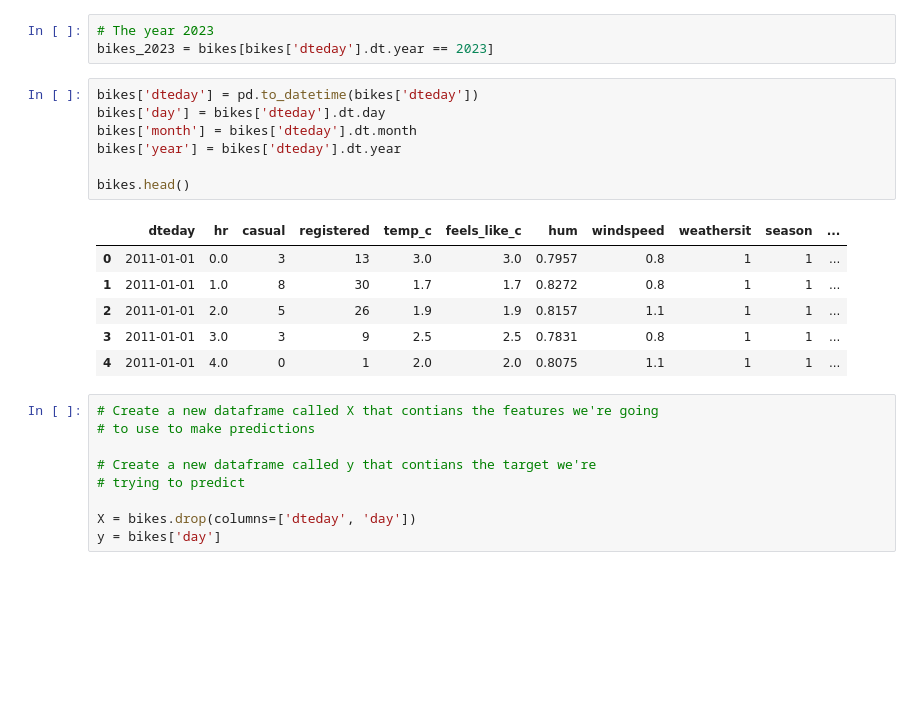
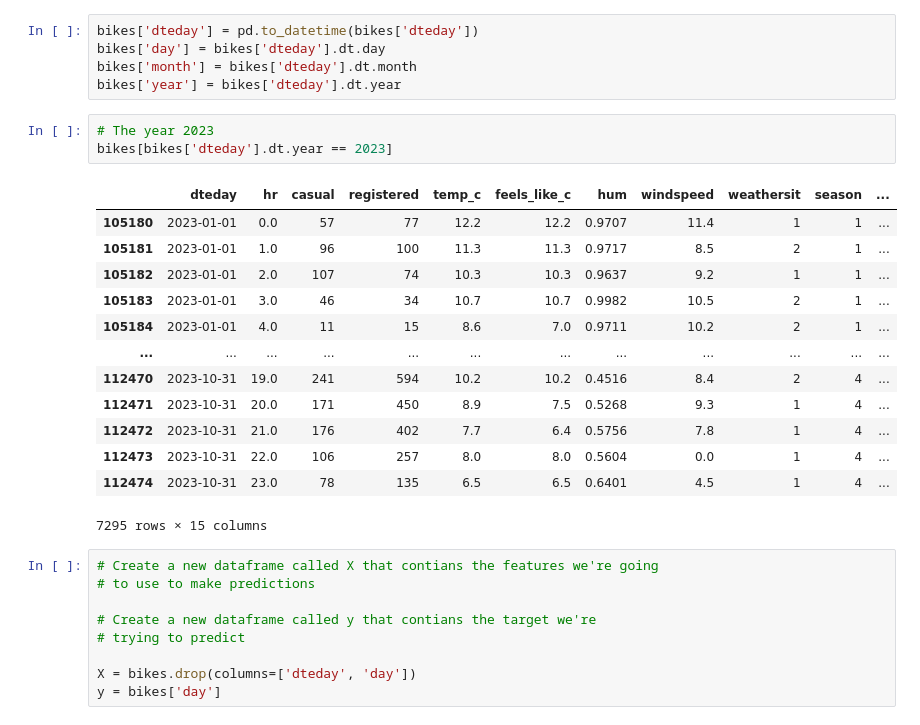
Before and after one commit to jrfanfan/Android_temp_con, a Jupyter notebook: notebooks/starter_bikes.ipynb, the cells around one changed output. Drawn from its saved outputs; the diff is of its cells as text; blank space fills up the shorter version.

```diff
--- a/notebooks/starter_bikes.ipynb
+++ b/notebooks/starter_bikes.ipynb
@@ -16,20 +26,25 @@ bikes.head()
+# %%
+bikes['dteday'] = pd.to_datetime(bikes['dteday'])
+bikes['day'] = bikes['dteday'].dt.day
+bikes['month'] = bikes['dteday'].dt.month
+bikes['year'] = bikes['dteday'].dt.year
 # %%
 # The year 2023
-bikes_2023 = bikes[bikes['dteday'].dt.year == 2023]
+bikes[bikes['dteday'].dt.year == 2023]
+# %% [output]
+|  | dteday | hr | casual | registered | temp_c | feels_like_c | hum | windspeed | weathersit | season | ... |
+| 105180 | 2023-01-01 | 0.0 | 57 | 77 | 12.2 | 12.2 | 0.9707 | 11.4 | 1 | 1 | ... |
+| 105181 | 2023-01-01 | 1.0 | 96 | 100 | 11.3 | 11.3 | 0.9717 | 8.5 | 2 | 1 | ... |
+| 105182 | 2023-01-01 | 2.0 | 107 | 74 | 10.3 | 10.3 | 0.9637 | 9.2 | 1 | 1 | ... |
+| 105183 | 2023-01-01 | 3.0 | 46 | 34 | 10.7 | 10.7 | 0.9982 | 10.5 | 2 | 1 | ... |
+| 105184 | 2023-01-01 | 4.0 | 11 | 15 | 8.6 | 7.0 | 0.9711 | 10.2 | 2 | 1 | ... |
+| ... | ... | ... | ... | ... | ... | ... | ... | ... | ... | ... | ... |
+| 112470 | 2023-10-31 | 19.0 | 241 | 594 | 10.2 | 10.2 | 0.4516 | 8.4 | 2 | 4 | ... |
+| 112471 | 2023-10-31 | 20.0 | 171 | 450 | 8.9 | 7.5 | 0.5268 | 9.3 | 1 | 4 | ... |
+| 112472 | 2023-10-31 | 21.0 | 176 | 402 | 7.7 | 6.4 | 0.5756 | 7.8 | 1 | 4 | ... |
+| 112473 | 2023-10-31 | 22.0 | 106 | 257 | 8.0 | 8.0 | 0.5604 | 0.0 | 1 | 4 | ... |
+| 112474 | 2023-10-31 | 23.0 | 78 | 135 | 6.5 | 6.5 | 0.6401 | 4.5 | 1 | 4 | ... |
+7295 rows × 15 columns
-# %%
-bikes['dteday'] = pd.to_datetime(bikes['dteday'])
-bikes['day'] = bikes['dteday'].dt.day
-bikes['month'] = bikes['dteday'].dt.month
-bikes['year'] = bikes['dteday'].dt.year
-
-bikes.head()
-# %% [output]
-|  | dteday | hr | casual | registered | temp_c | feels_like_c | hum | windspeed | weathersit | season | ... |
-| 0 | 2011-01-01 | 0.0 | 3 | 13 | 3.0 | 3.0 | 0.7957 | 0.8 | 1 | 1 | ... |
-| 1 | 2011-01-01 | 1.0 | 8 | 30 | 1.7 | 1.7 | 0.8272 | 0.8 | 1 | 1 | ... |
-| 2 | 2011-01-01 | 2.0 | 5 | 26 | 1.9 | 1.9 | 0.8157 | 1.1 | 1 | 1 | ... |
-| 3 | 2011-01-01 | 3.0 | 3 | 9 | 2.5 | 2.5 | 0.7831 | 0.8 | 1 | 1 | ... |
-| 4 | 2011-01-01 | 4.0 | 0 | 1 | 2.0 | 2.0 | 0.8075 | 1.1 | 1 | 1 | ... |
 # %%
 # Create a new dataframe called X that contians the features we're going
 # to use to make predictions
```
Also changed, not shown: parts of 9 cells of this notebook.
